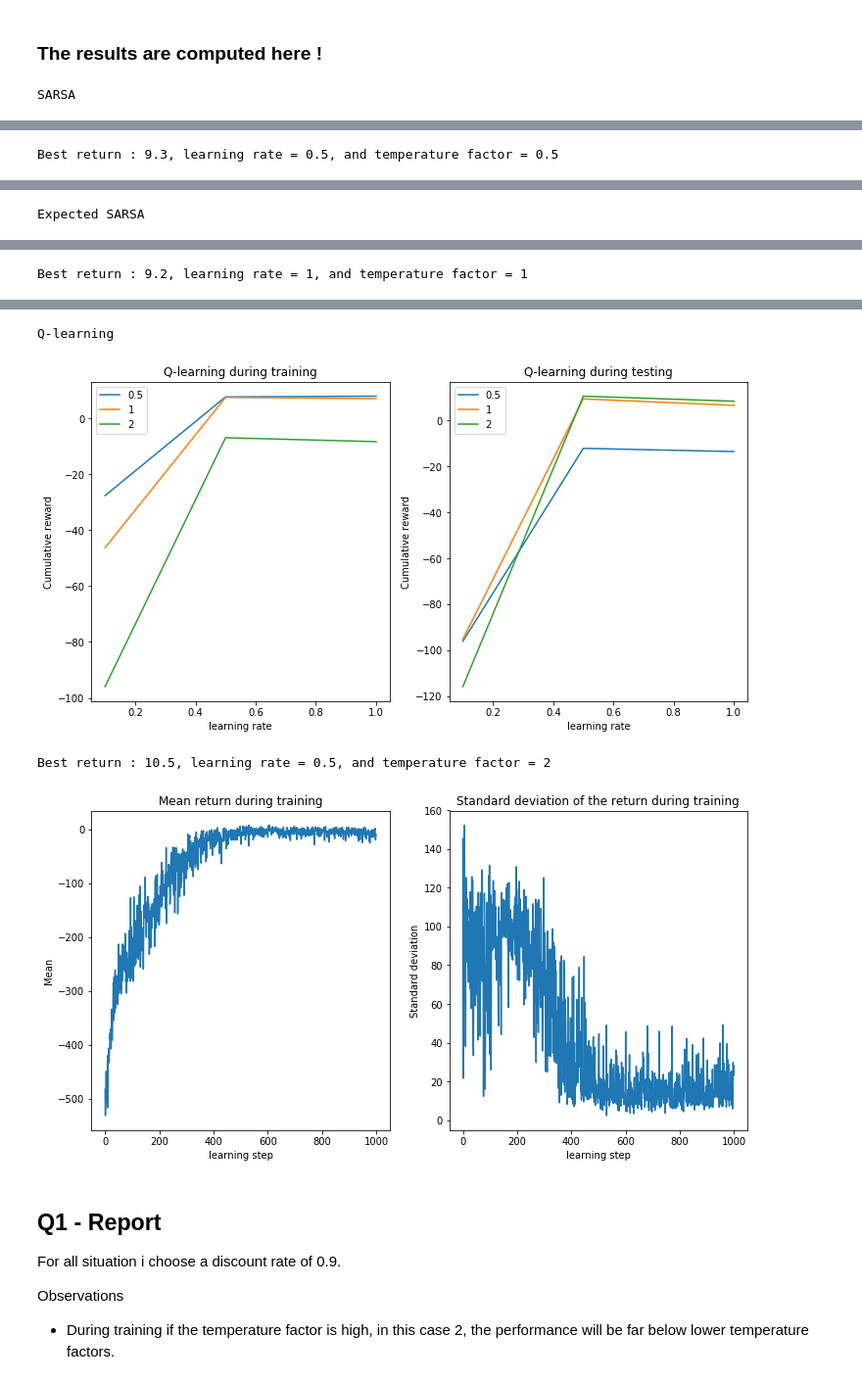
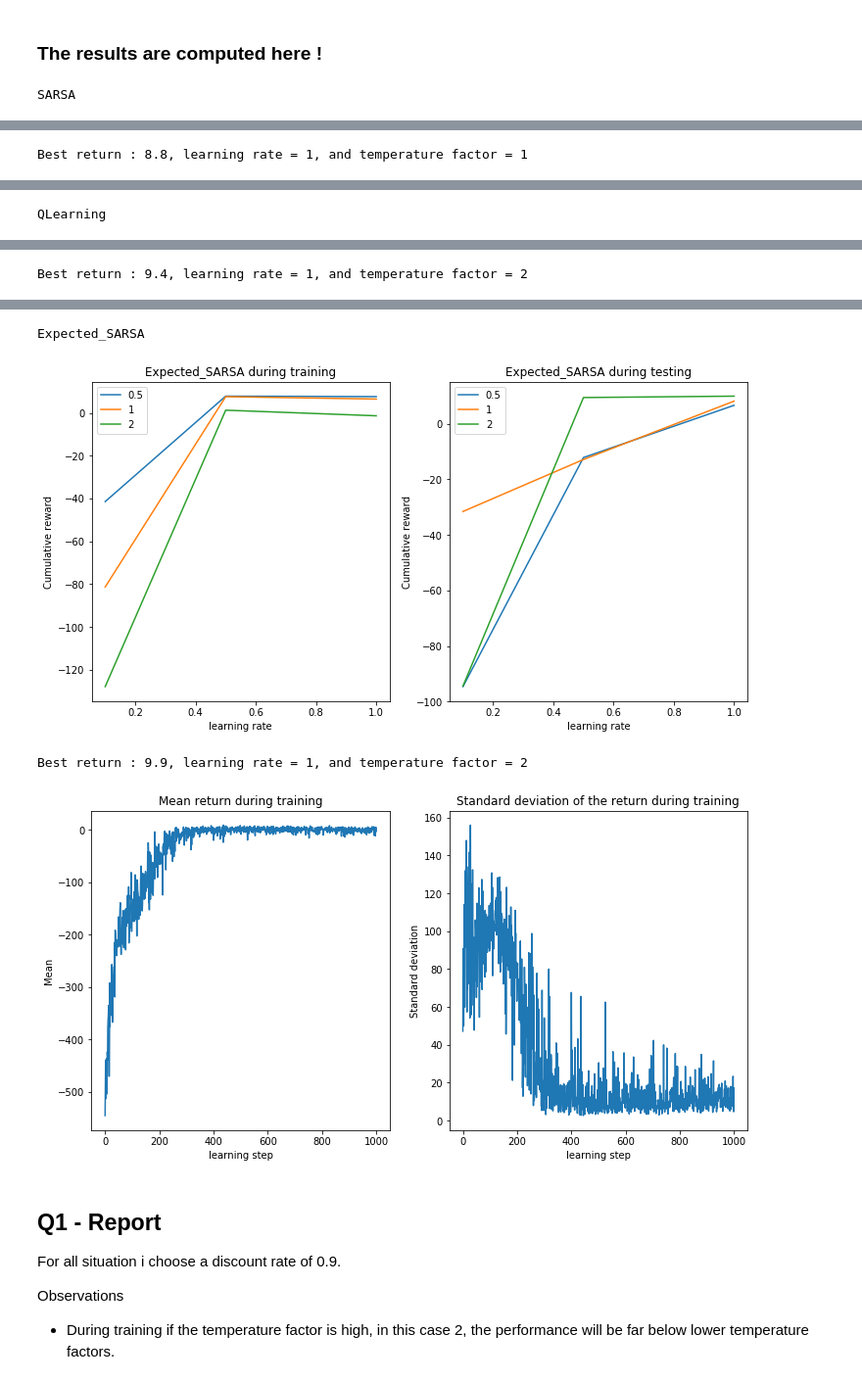
Before and after one commit to jgsimard/COMP767, a Jupyter notebook: hw2-notebook.ipynb, the cells around one changed output, grey strips where cells are left out. Shown: that part at 98% size. Saved outputs shown, nothing was run; the diff lists cells and outputs as text; code cells hidden in the pictures.

```diff
--- a/hw2-notebook.ipynb
+++ b/hw2-notebook.ipynb
@@ -52,10 +41,10 @@ def get_q(env):
 **test_optimal_policy** runs a greedy policy on a given qtable
 # %%
 def test_optimal_policy(q, env, discount_rate=0.9, show=True):
-    policy_greedy = temporal_difference.Greedy(n=env.action_space.n)
+    policy_greedy = policy.Greedy(n=env.action_space.n)
     s = env.reset()
     a = policy_greedy.get_action(q, s)
-    history = temporal_difference.History(s, a, discount_rate)
+    history = utils.History(s, a, discount_rate)
     done = False
 
     if show :
@@ -118,7 +109,7 @@ Segment :  9, Timestep : 200, Total reward :  -200
 # %% [markdown]
 **experiment** computes **run** the number of times it is asked in the problem for a given *temparature_factor* and *learning_rate*
 # %%
-def experiment(update_algorithm, temparature_factor, learning_rate):
+def experiment(agent, temparature_factor, learning_rate):
     n_run = 10
     n_segment=100
     episode_by_segment=10
@@ -126,7 +117,7 @@ def experiment(update_algorithm, temparature_factor, learning_rate):
     train = np.zeros((n_run, n_segment*episode_by_segment))
     test = np.zeros((n_run,n_segment))
     for i in range(n_run):
-        train[i,:], test[i,:] = run(update_algorithm, temparature_factor, learning_rate, n_segment, episode_by_segment)
+        train[i,:], test[i,:] = run(agent, temparature_factor, learning_rate, n_segment, episode_by_segment)
 
     return train, test
 # %% [markdown]
@@ -174,21 +164,21 @@ def get_learning_curve(r, amax, train=True):
 # %% [markdown]
 These function plot the returns during training and testing for all the combinations of *temperature_factors* and *learning_rates* and the learning curve for the best tuple (temperature_factor, learning_rate)
 # %%
-def subplot(name, algo, results, learning_rates, temperature_factors):
+def subplot(training_or_testing, agent, results, learning_rates, temperature_factors):
     for i in range(len(results)):
         plt.plot(learning_rates, results[i,:], label=temperature_factors[i])
     plt.legend()
-    plt.title(algo + " during " + name)
+    plt.title(agent.__name__ + " during " + training_or_testing)
     plt.xlabel("learning rate")
     plt.ylabel("Cumulative reward")
 
-def plot_parameter_effect(algo, train, test, learning_rates, temperature_factors):
+def plot_parameter_effect(agent, train, test, learning_rates, temperature_factors):
     fig = plt.figure(figsize=(12, 6))
     plt.subplot(1, 2, 1)
-    subplot("training", algo, train, learning_rates, temperature_factors)
+    subplot("training", agent, train, learning_rates, temperature_factors)
 
     plt.subplot(1, 2, 2)
-    subplot("testing", algo, test, learning_rates, temperature_factors)
+    subplot("testing", agent, test, learning_rates, temperature_factors)
     plt.show()
 
 def plot_learning_curve(mean, std):
@@ -207,27 +197,24 @@ def plot_learning_curve(mean, std):
 
     plt.show()
 
-def plot_q1_results(update_algorithm, train, test, best_return, best_lr, best_tf, mean, std):
-    plot_parameter_effect(update_algorithm, train, test, learning_rates, temperature_factors)
+def plot_q1_results(agent, train, test, best_return, best_lr, best_tf, mean, std):
+    plot_parameter_effect(agent, train, test, learning_rates, temperature_factors)
     print(f"Best return : {best_return}, learning rate = {best_lr}, and temperature factor = {best_tf} \n")
     plot_learning_curve(mean, std)
 # %% [markdown]
 ### The results are computed here !
 # %%
-def parameters_effect(algo, learning_rates, temperature_factors):
-    r = algorithm_parameters_effect_parallel(algo, learning_rates, temperature_factors)
-    train, test = filter_parallel_results(r)
+def parameters_effect(agent, learning_rates, temperature_factors):
+    train, test, parallel_results = algorithm_parameters_effect_parallel(agent, learning_rates, temperature_factors)
     best_return, best_lr, best_tf, amax = get_best(test, learning_rates, temperature_factors)
-    mean, std = get_learning_curve(r, amax, train=True)
-    plot_q1_results(algo, train, test, best_return, best_lr, best_tf, mean, std)
+    mean, std = get_learning_curve(parallel_results, amax, train=True)
+    plot_q1_results(agent, train, test, best_return, best_lr, best_tf, mean, std)
 
-algorithms = {"SARSA":temporal_difference.sarsa_update,
-              "Expected SARSA": temporal_difference.expected_sarsa_update,
-              "Q-learning":temporal_difference.qlearning_update}
+agents = [temporal_difference.SARSA, temporal_difference.QLearning, temporal_difference.Expected_SARSA]
 temperature_factors= [0.5, 1, 2]
 learning_rates = [0.1, 0.5, 1]
 
-for algo in algorithms:
-    parameters_effect(algo, learning_rates, temperature_factors)
+for agent in agents:
+    parameters_effect(agent, learning_rates, temperature_factors)
 # %% [output]
 SARSA
@@ -235 +222 @@ SARSA
-Best return : 9.3, learning rate = 0.5, and temperature factor = 0.5
+Best return : 8.8, learning rate = 1, and temperature factor = 1
@@ -237 +224 @@ Best return : 9.3, learning rate = 0.5, and temperature factor = 0.5
-Expected SARSA
+QLearning
@@ -239 +226 @@ Expected SARSA
-Best return : 9.2, learning rate = 1, and temperature factor = 1
+Best return : 9.4, learning rate = 1, and temperature factor = 2
@@ -241,7 +228,7 @@ Best return : 9.2, learning rate = 1, and temperature factor = 1
-Q-learning
+Expected_SARSA
-[figure, old version]
+[figure, new version]
-Best return : 10.5, learning rate = 0.5, and temperature factor = 2
+Best return : 9.9, learning rate = 1, and temperature factor = 2
-[figure, old version]
+[figure, new version]
 # %% [markdown]
 ## Q1 - Report
 For all situation i choose a discount rate of 0.9.
```
Also changed, not shown: parts of 14 cells of this notebook, 4 other files.
